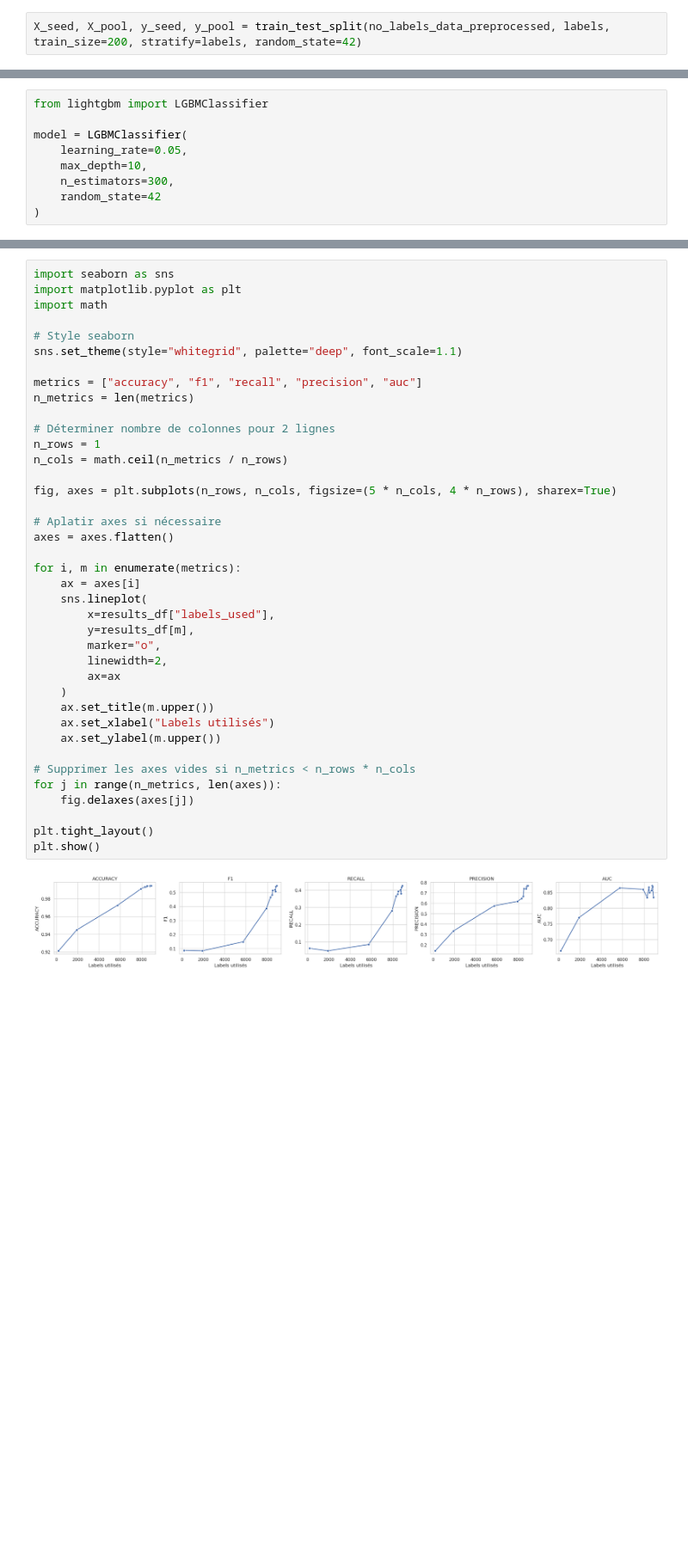
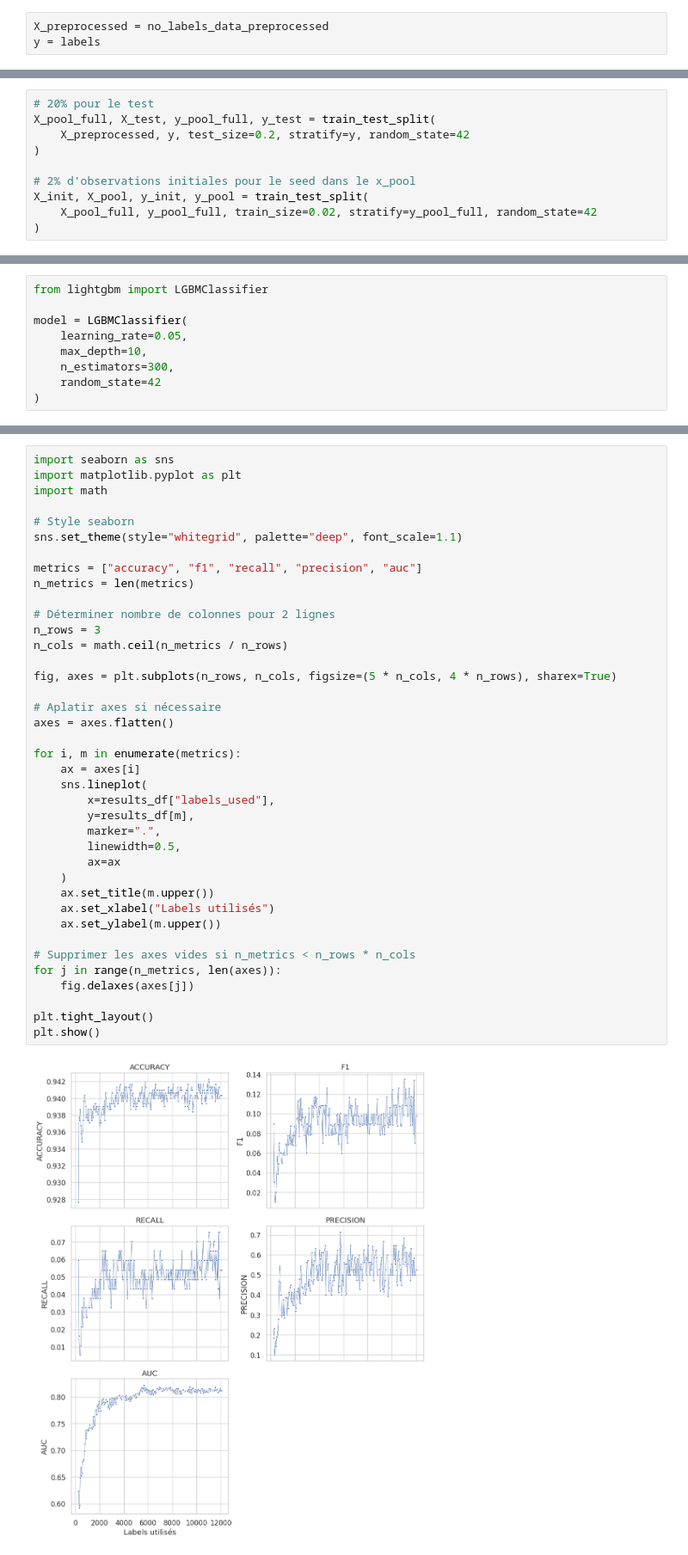
Before and after one commit to LarrySANDJO/PROJET_STATAPP, a Jupyter notebook: Notebooks/AL-P.ipynb, the cells around one changed output, grey strips where cells are left out. Shown at 86% size. Saved outputs shown, nothing was run; the diff lists cells and outputs as text; blank space fills up the shorter version.

```diff
--- a/Notebooks/AL-P.ipynb
+++ b/Notebooks/AL-P.ipynb
@@ -176,2 +201,3 @@ no_labels_data_preprocessed.head(2)
 # %%
-X_seed, X_pool, y_seed, y_pool = train_test_split(no_labels_data_preprocessed, labels, train_size=200, stratify=labels, random_state=42)
+X_preprocessed = no_labels_data_preprocessed
+y = labels
@@ -179,0 +204,10 @@ X_seed, X_pool, y_seed, y_pool = train_test_split(no_labels_data_preprocessed, l
+# %%
+# 20% pour le test
+X_pool_full, X_test, y_pool_full, y_test = train_test_split(
+    X_preprocessed, y, test_size=0.2, stratify=y, random_state=42
+)
+
+# 2% d'observations initiales pour le seed dans le x_pool
+X_init, X_pool, y_init, y_pool = train_test_split(
+    X_pool_full, y_pool_full, train_size=0.02, stratify=y_pool_full, random_state=42
+)
@@ -340,34 +353,34 @@ sns.set_theme(style="whitegrid", palette="deep", font_scale=1.1)
 
 metrics = ["accuracy", "f1", "recall", "precision", "auc"]
 n_metrics = len(metrics)
 
 # Déterminer nombre de colonnes pour 2 lignes
-n_rows = 1
+n_rows = 3
 n_cols = math.ceil(n_metrics / n_rows)
 
 fig, axes = plt.subplots(n_rows, n_cols, figsize=(5 * n_cols, 4 * n_rows), sharex=True)
 
 # Aplatir axes si nécessaire
 axes = axes.flatten()
 
 for i, m in enumerate(metrics):
     ax = axes[i]
     sns.lineplot(
         x=results_df["labels_used"],
         y=results_df[m],
-        marker="o",
-        linewidth=2,
+        marker=".",
+        linewidth=0.5,
         ax=ax
     )
     ax.set_title(m.upper())
     ax.set_xlabel("Labels utilisés")
     ax.set_ylabel(m.upper())
 
 # Supprimer les axes vides si n_metrics < n_rows * n_cols
 for j in range(n_metrics, len(axes)):
     fig.delaxes(axes[j])
 
 plt.tight_layout()
 plt.show()
 # %% [output]
-[figure, old version]
+[figure, new version]
```
Also changed, not shown: parts of 13 cells of this notebook.
